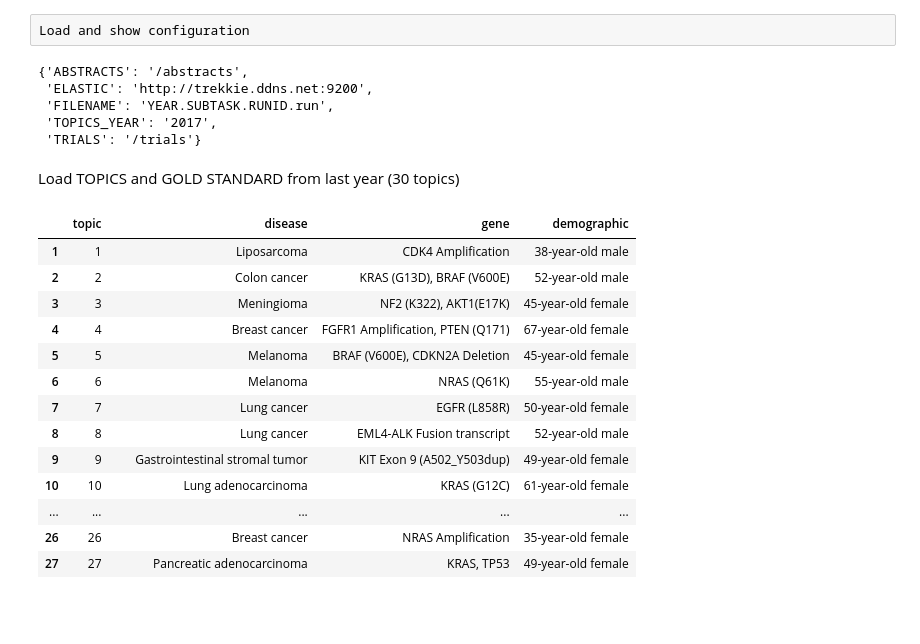
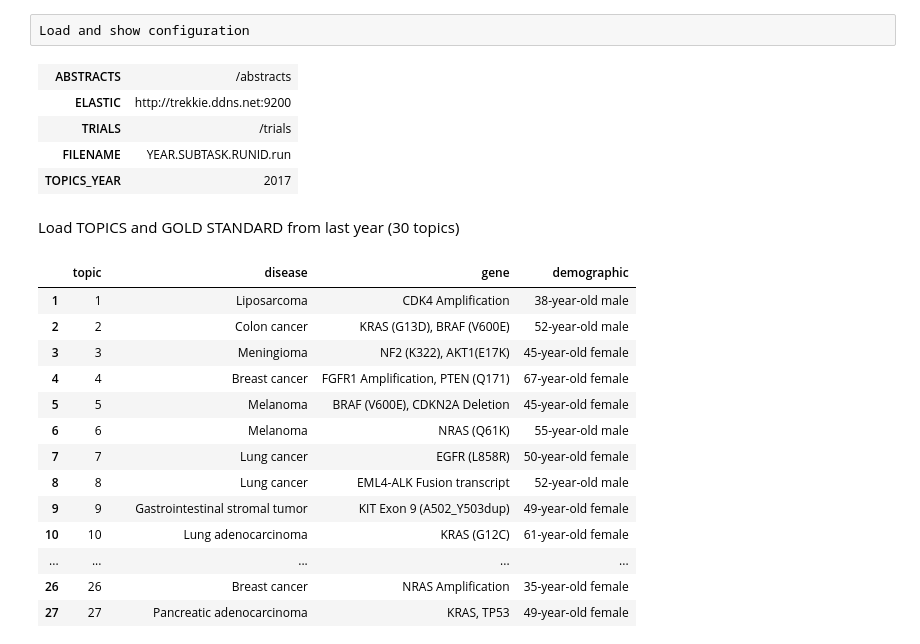
Before and after one commit to plopezgarcia/trec-2018-precision-medicine, a Jupyter notebook: python/notebook.ipynb, the cells around one changed output. Saved outputs shown, nothing was run; the diff lists cells and outputs as text; code cells hidden in the pictures; blank space fills up the shorter version.

```diff
--- a/python/notebook.ipynb
+++ b/python/notebook.ipynb
@@ -15,13 +18,13 @@ Load and show configuration
 # %%
 with open('config.json', 'r') as f:
     config = json.load(f)
-config
+HTML(json2html.convert(json = config))
 # %% [output]
-{'ABSTRACTS': '/abstracts',
- 'ELASTIC': 'http://trekkie.ddns.net:9200',
- 'FILENAME': 'YEAR.SUBTASK.RUNID.run',
- 'TOPICS_YEAR': '2017',
- 'TRIALS': '/trials'}
+| ABSTRACTS | /abstracts |
+| ELASTIC | http://trekkie.ddns.net:9200 |
+| TRIALS | /trials |
+| FILENAME | YEAR.SUBTASK.RUNID.run |
+| TOPICS_YEAR | 2017 |
 # %% [markdown]
 Load TOPICS and GOLD STANDARD from last year (30 topics)
 # %%
```
Also changed, not shown: parts of 4 cells of this notebook, 1 other file.
